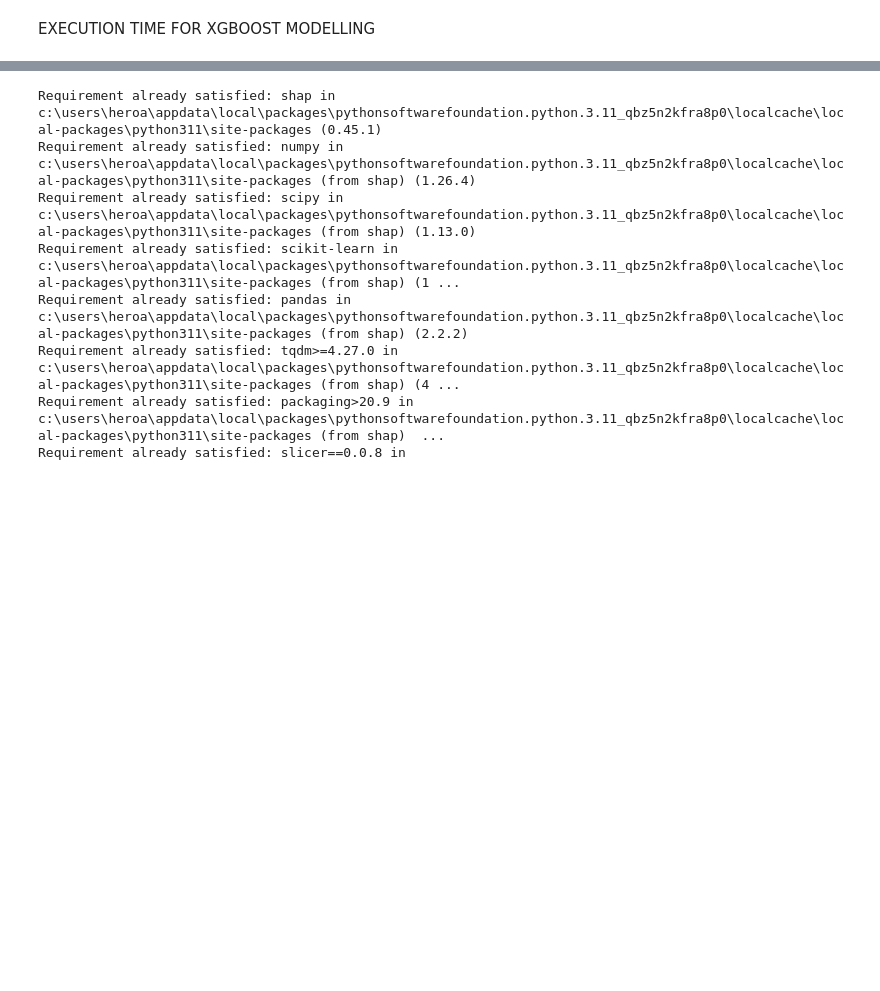
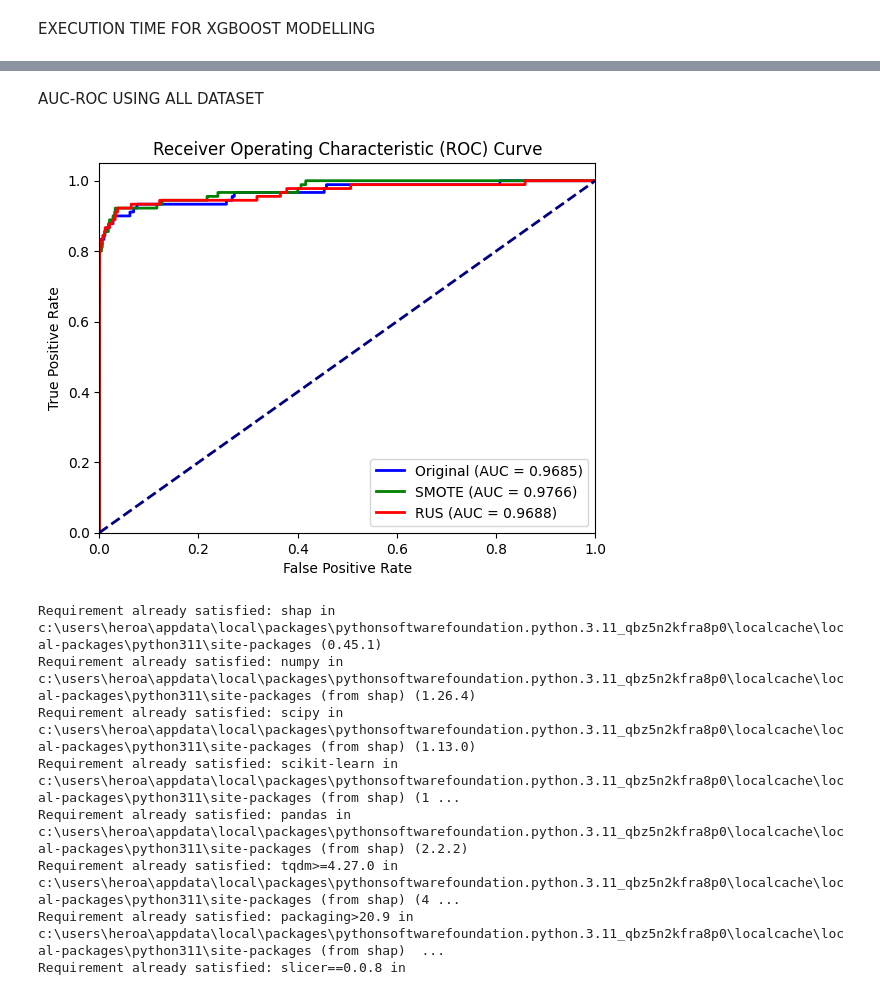
Before and after one commit to hanimsofiah/CreditCardFraudDetection, a Jupyter notebook: development/xgboost/XGBOOST_SHAP.ipynb, the cells around one changed output, grey strips where cells are left out. Saved outputs shown, nothing was run; the diff lists cells and outputs as text; code cells hidden in the pictures; blank space fills up the shorter version.

```diff
--- a/development/xgboost/XGBOOST_SHAP.ipynb
+++ b/development/xgboost/XGBOOST_SHAP.ipynb
@@ -595,3 +690,58 @@ Execution Time: 4.157965421676636 seconds
+# %% [markdown]
+AUC-ROC  USING ALL DATASET
+# %%
+from sklearn.metrics import roc_curve, auc, classification_report
+import matplotlib.pyplot as plt
+
+# Function to train the model and get predictions
+def train_and_predict(X_train, y_train, X_test, params, num_rounds=100):
+    dtrain = xgb.DMatrix(X_train, label=y_train)
+    dtest = xgb.DMatrix(X_test)
+    model = xgb.train(params, dtrain, num_rounds)
+    y_pred = model.predict(dtest)
+    return y_pred
+
+# Training parameters
+params = {
+    'objective': 'binary:logistic',
+    'eval_metric': 'logloss',
+    'eta': 0.1,
+    'max_depth': 6,
+    'subsample': 0.8,
+    'colsample_bytree': 0.8,
+    'seed': 42
+}
+
+# Train and predict for each dataset
+y_pred_original = train_and_predict(X_train, y_train, X_test, params)
+y_pred_smote = train_and_predict(X_train_smote, y_train_smote, X_test, params)
+y_pred_rus = train_and_predict(X_train_rus, y_train_rus, X_test, params)
+
+# Compute ROC curve and ROC area for each dataset
+fpr_original, tpr_original, _ = roc_curve(y_test, y_pred_original)
+roc_auc_original = auc(fpr_original, tpr_original)
+
+fpr_smote, tpr_smote, _ = roc_curve(y_test, y_pred_smote)
+roc_auc_smote = auc(fpr_smote, tpr_smote)
+
+fpr_rus, tpr_rus, _ = roc_curve(y_test, y_pred_rus)
+roc_auc_rus = auc(fpr_rus, tpr_rus)
+
+# Plot all ROC curves on the same plot
+plt.figure()
+plt.plot(fpr_original, tpr_original, color='blue', lw=2, label='Original (AUC = %0.4f)' % roc_auc_original)
+plt.plot(fpr_smote, tpr_smote, color='green', lw=2, label='SMOTE (AUC = %0.4f)' % roc_auc_smote)
+plt.plot(fpr_rus, tpr_rus, color='red', lw=2, label='RUS (AUC = %0.4f)' % roc_auc_rus)
+plt.plot([0, 1], [0, 1], color='navy', lw=2, linestyle='--')
+plt.xlim([0.0, 1.0])
+plt.ylim([0.0, 1.05])
+plt.xlabel('False Positive Rate')
+plt.ylabel('True Positive Rate')
+plt.title('Receiver Operating Characteristic (ROC) Curve')
+plt.legend(loc="lower right")
+plt.show()
+# %% [output]
+[figure, added]
 # %%
 !pip install shap
 # %% [output]
```
Also changed, not shown: parts of 19 cells of this notebook.
